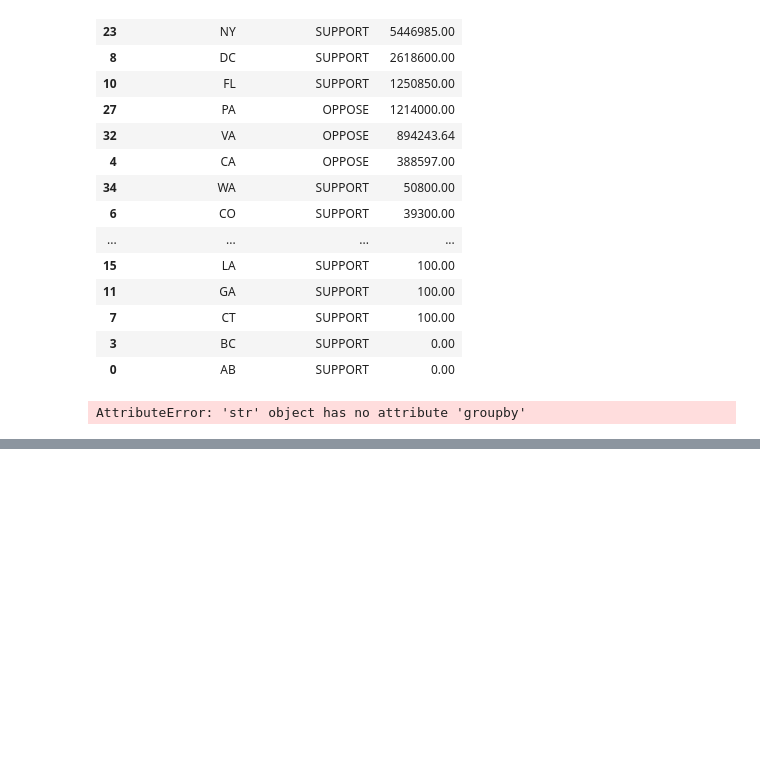
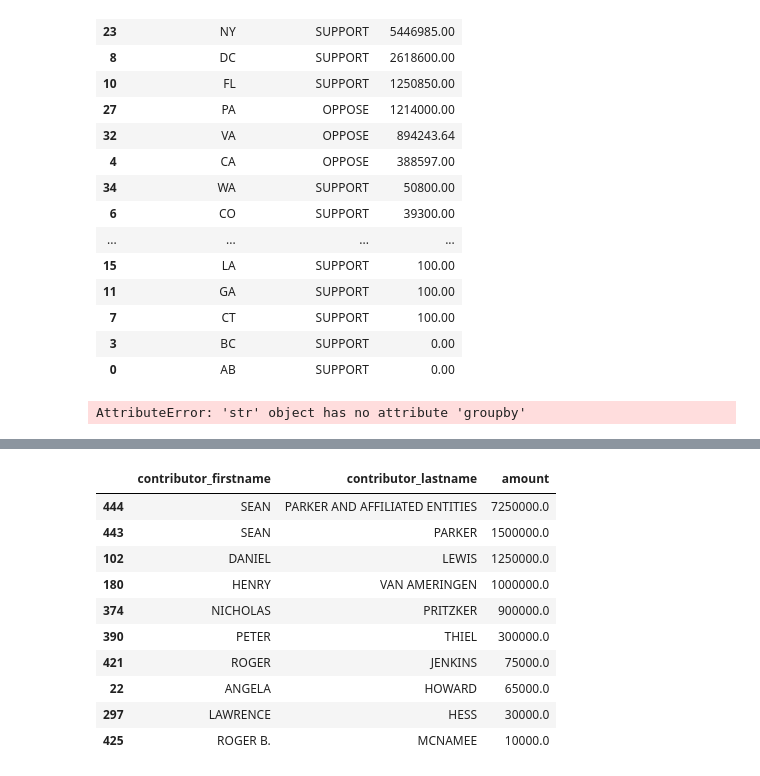
Before and after one commit to carlosfloresa/jupyter, a Jupyter notebook: Untitled1.ipynb, the cells around one changed output, grey strips where cells are left out. Saved outputs shown, nothing was run; the diff lists cells and outputs as text; code cells hidden in the pictures; blank space fills up the shorter version.

```diff
--- a/Untitled1.ipynb
+++ b/Untitled1.ipynb
@@ -367,0 +371,14 @@ merged[merged.contributor_state == 'DE']
+# %%
+top_supporters
+# %% [output]
+|  | contributor_firstname | contributor_lastname | amount |
+| 444 | SEAN | PARKER AND AFFILIATED ENTITIES | 7250000.0 |
+| 443 | SEAN | PARKER | 1500000.0 |
+| 102 | DANIEL | LEWIS | 1250000.0 |
+| 180 | HENRY | VAN AMERINGEN | 1000000.0 |
+| 374 | NICHOLAS | PRITZKER | 900000.0 |
+| 390 | PETER | THIEL | 300000.0 |
+| 421 | ROGER | JENKINS | 75000.0 |
+| 22 | ANGELA | HOWARD | 65000.0 |
+| 297 | LAWRENCE | HESS | 30000.0 |
+| 425 | ROGER B. | MCNAMEE | 10000.0 |
```
Also changed, not shown: parts of 15 cells of this notebook, 1 other file.
